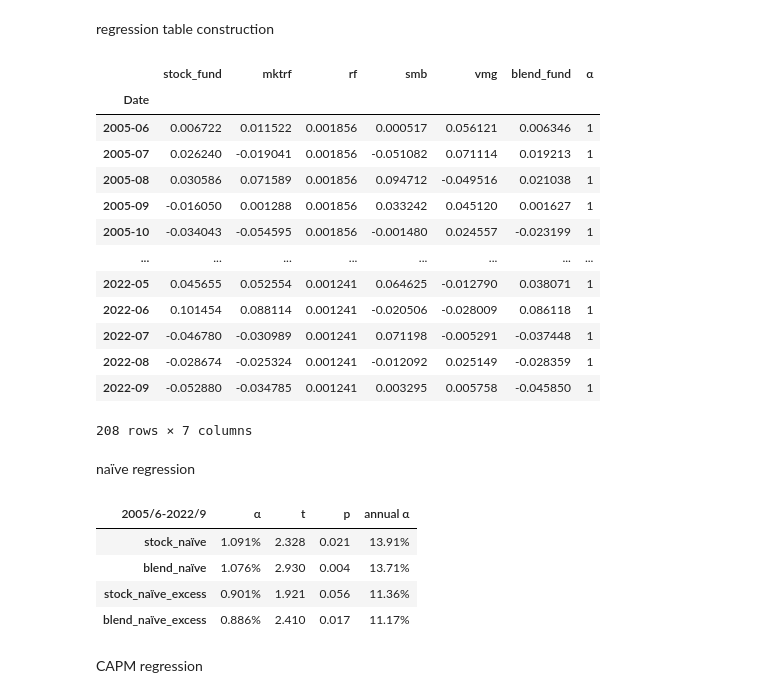
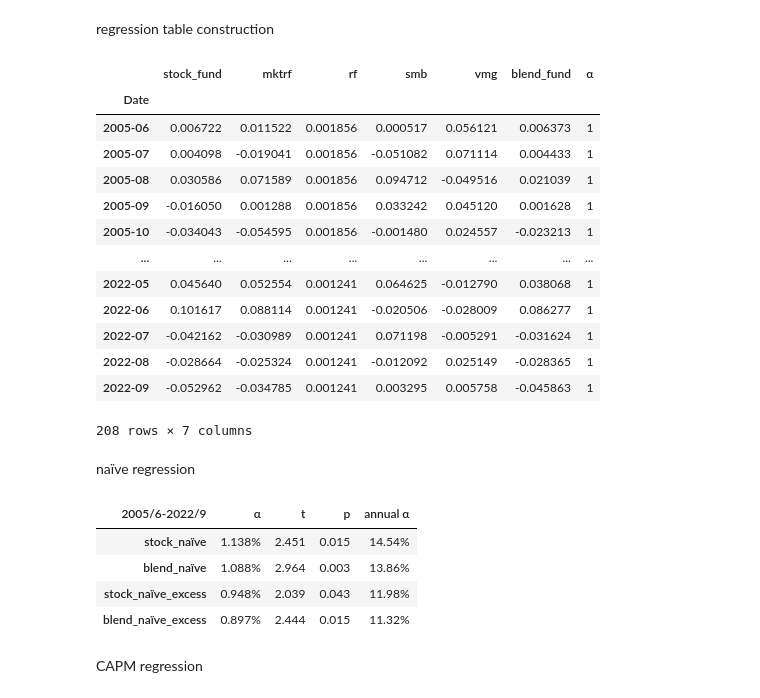
Before and after one commit to dacianpeng/mutual-fund-effective-or-not-Evidence-from-China, a Jupyter notebook: main.ipynb, the cells around one changed output. Drawn from its saved outputs; the diff is of its cells as text; code cells hidden in the pictures.

```diff
--- a/main.ipynb
+++ b/main.ipynb
@@ -838,34 +788,34 @@ from data.TwoStepData.return_of_csmar_stock_fund import return_of_csmar_stock_fu
 # %% [markdown]
 regression table construction
 # %%
-stock_fund_regression = ((return_of_csmar_stock_fund.unstack(level=0) - 1) * csmar_stock_fund_weight_yearly).sum(axis=1)
+stock_fund_regression = (return_of_csmar_stock_fund.unstack(level=0) * csmar_stock_fund_weight_yearly).sum(axis=1).sort_index()
 stock_fund_regression.name = 'stock_fund'
 
-blend_fund_regression = ((return_of_csmar_blend_fund.unstack(level=0) - 1) * csmar_blend_fund_weight_yearly).sum(axis=1)
+blend_fund_regression = (return_of_csmar_blend_fund.unstack(level=0) * csmar_blend_fund_weight_yearly).sum(axis=1).sort_index()
 blend_fund_regression.name = 'blend_fund'
 
 
 regression_source = pd.merge(stock_fund_regression, svc_source[['mktrf', 'rf', 'smb', 'vmg']], on='Date')
 regression_source = pd.merge(regression_source, blend_fund_regression, on='Date')
 
 regression_source['α'] = 1
 
 regression_source = regression_source.loc['2005-6':]
 regression_source
 # %% [output]
 |  | stock_fund | mktrf | rf | smb | vmg | blend_fund | α |
 | Date |  |  |  |  |  |  |  |
-| 2005-06 | 0.006722 | 0.011522 | 0.001856 | 0.000517 | 0.056121 | 0.006346 | 1 |
-| 2005-07 | 0.026240 | -0.019041 | 0.001856 | -0.051082 | 0.071114 | 0.019213 | 1 |
-| 2005-08 | 0.030586 | 0.071589 | 0.001856 | 0.094712 | -0.049516 | 0.021038 | 1 |
-| 2005-09 | -0.016050 | 0.001288 | 0.001856 | 0.033242 | 0.045120 | 0.001627 | 1 |
-| 2005-10 | -0.034043 | -0.054595 | 0.001856 | -0.001480 | 0.024557 | -0.023199 | 1 |
+| 2005-06 | 0.006722 | 0.011522 | 0.001856 | 0.000517 | 0.056121 | 0.006373 | 1 |
+| 2005-07 | 0.004098 | -0.019041 | 0.001856 | -0.051082 | 0.071114 | 0.004433 | 1 |
+| 2005-08 | 0.030586 | 0.071589 | 0.001856 | 0.094712 | -0.049516 | 0.021039 | 1 |
+| 2005-09 | -0.016050 | 0.001288 | 0.001856 | 0.033242 | 0.045120 | 0.001628 | 1 |
+| 2005-10 | -0.034043 | -0.054595 | 0.001856 | -0.001480 | 0.024557 | -0.023213 | 1 |
 | ... | ... | ... | ... | ... | ... | ... | ... |
-| 2022-05 | 0.045655 | 0.052554 | 0.001241 | 0.064625 | -0.012790 | 0.038071 | 1 |
-| 2022-06 | 0.101454 | 0.088114 | 0.001241 | -0.020506 | -0.028009 | 0.086118 | 1 |
-| 2022-07 | -0.046780 | -0.030989 | 0.001241 | 0.071198 | -0.005291 | -0.037448 | 1 |
-| 2022-08 | -0.028674 | -0.025324 | 0.001241 | -0.012092 | 0.025149 | -0.028359 | 1 |
-| 2022-09 | -0.052880 | -0.034785 | 0.001241 | 0.003295 | 0.005758 | -0.045850 | 1 |
+| 2022-05 | 0.045640 | 0.052554 | 0.001241 | 0.064625 | -0.012790 | 0.038068 | 1 |
+| 2022-06 | 0.101617 | 0.088114 | 0.001241 | -0.020506 | -0.028009 | 0.086277 | 1 |
+| 2022-07 | -0.042162 | -0.030989 | 0.001241 | 0.071198 | -0.005291 | -0.031624 | 1 |
+| 2022-08 | -0.028664 | -0.025324 | 0.001241 | -0.012092 | 0.025149 | -0.028365 | 1 |
+| 2022-09 | -0.052962 | -0.034785 | 0.001241 | 0.003295 | 0.005758 | -0.045863 | 1 |
 208 rows × 7 columns
 # %% [markdown]
 naïve regression
@@ -886,10 +836,10 @@ index=['stock_naïve', 'blend_naïve', 'stock_naïve_excess', 'blend_naïve_exce
 name=f'{regression_source.index[0].year}/{regression_source.index[0].month}-{regression_source.index[-1].year}/{regression_source.index[-1].month}'))
 # %% [output]
 | 2005/6-2022/9 | α | t | p | annual α |
-| stock_naïve | 1.091% | 2.328 | 0.021 | 13.91% |
-| blend_naïve | 1.076% | 2.930 | 0.004 | 13.71% |
-| stock_naïve_excess | 0.901% | 1.921 | 0.056 | 11.36% |
-| blend_naïve_excess | 0.886% | 2.410 | 0.017 | 11.17% |
+| stock_naïve | 1.138% | 2.451 | 0.015 | 14.54% |
+| blend_naïve | 1.088% | 2.964 | 0.003 | 13.86% |
+| stock_naïve_excess | 0.948% | 2.039 | 0.043 | 11.98% |
+| blend_naïve_excess | 0.897% | 2.444 | 0.015 | 11.32% |
 # %% [markdown]
 CAPM regression
 # %%
```
Also changed, not shown: parts of 113 cells of this notebook, 21 other files.
